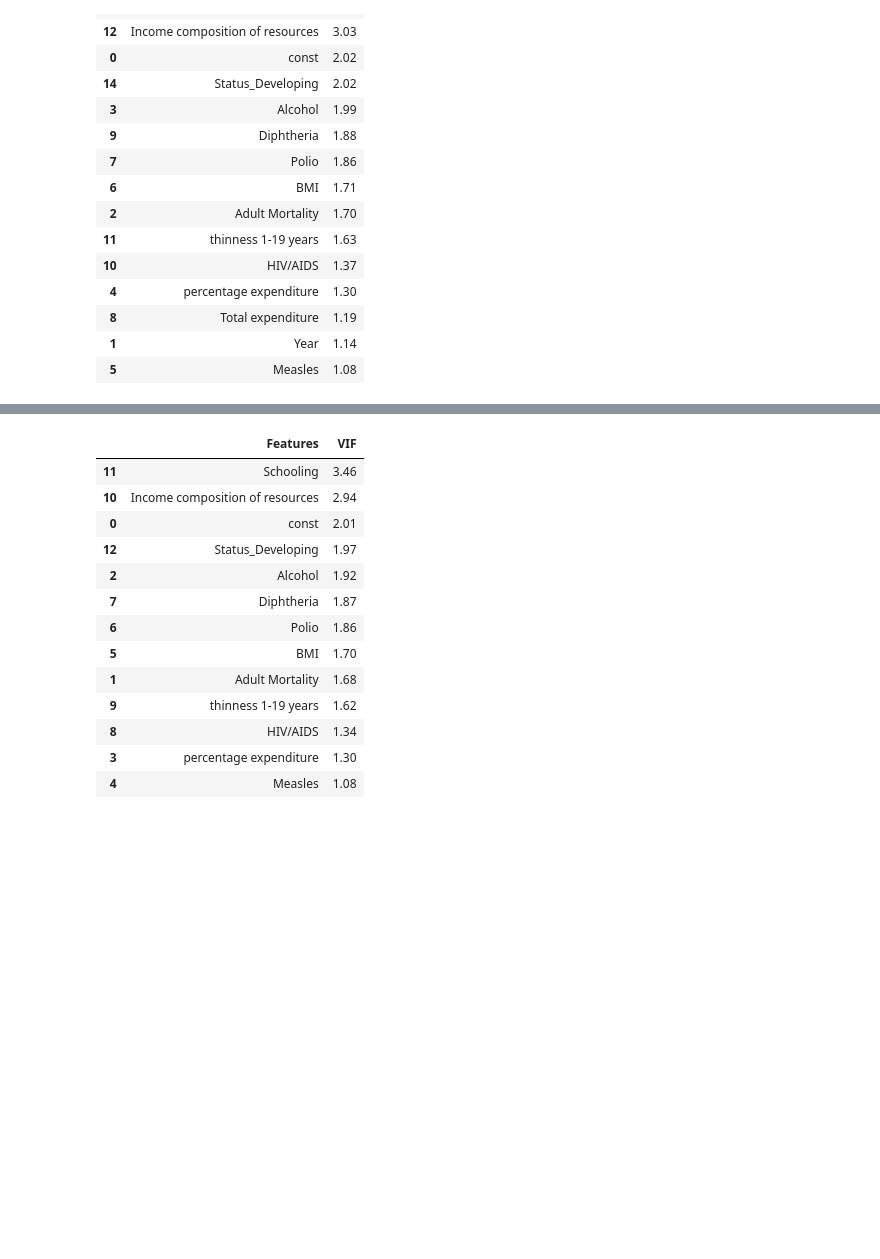
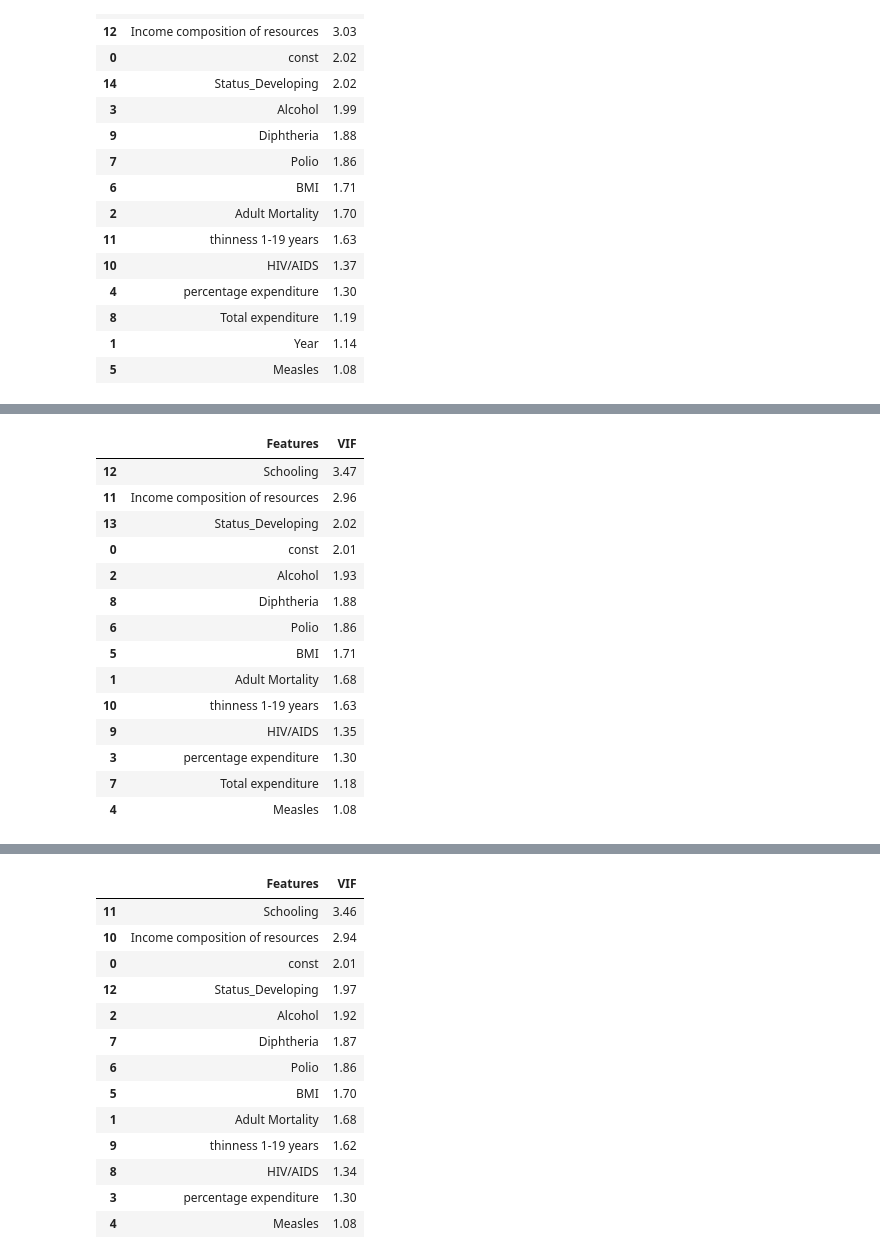
Before and after one commit to SarkarPriyanshu/LifeExpectancy, a Jupyter notebook: Life_Expectancy.ipynb, the cells around one changed output, grey strips where cells are left out. Saved outputs shown, nothing was run; the diff lists cells and outputs as text; code cells hidden in the pictures; blank space fills up the shorter version.

```diff
--- a/Life_Expectancy.ipynb
+++ b/Life_Expectancy.ipynb
@@ -917,6 +916,29 @@ Covariance Type:            nonrobust
 
 Notes:
 [1] Standard Errors assume that the covariance matrix of the errors is correctly specified.
+# %%
+vif =  pd.DataFrame()
+vif['Features'] = X_train.columns
+vif['VIF'] = [variance_inflation_factor(X_train.values,i) for i in range(X_train.shape[1])]
+vif['VIF'] = round(vif["VIF"], 2)
+vif = vif.sort_values(by = "VIF", ascending=False)
+vif
+# %% [output]
+|  | Features | VIF |
+| 12 | Schooling | 3.47 |
+| 11 | Income composition of resources | 2.96 |
+| 13 | Status_Developing | 2.02 |
+| 0 | const | 2.01 |
+| 2 | Alcohol | 1.93 |
+| 8 | Diphtheria | 1.88 |
+| 6 | Polio | 1.86 |
+| 5 | BMI | 1.71 |
+| 1 | Adult Mortality | 1.68 |
+| 10 | thinness 1-19 years | 1.63 |
+| 9 | HIV/AIDS | 1.35 |
+| 3 | percentage expenditure | 1.30 |
+| 7 | Total expenditure | 1.18 |
+| 4 | Measles | 1.08 |
 # %%
 X_train.drop('Total expenditure',axis=1,inplace=True)
 # %%
```
Also changed, not shown: parts of 23 cells of this notebook.
